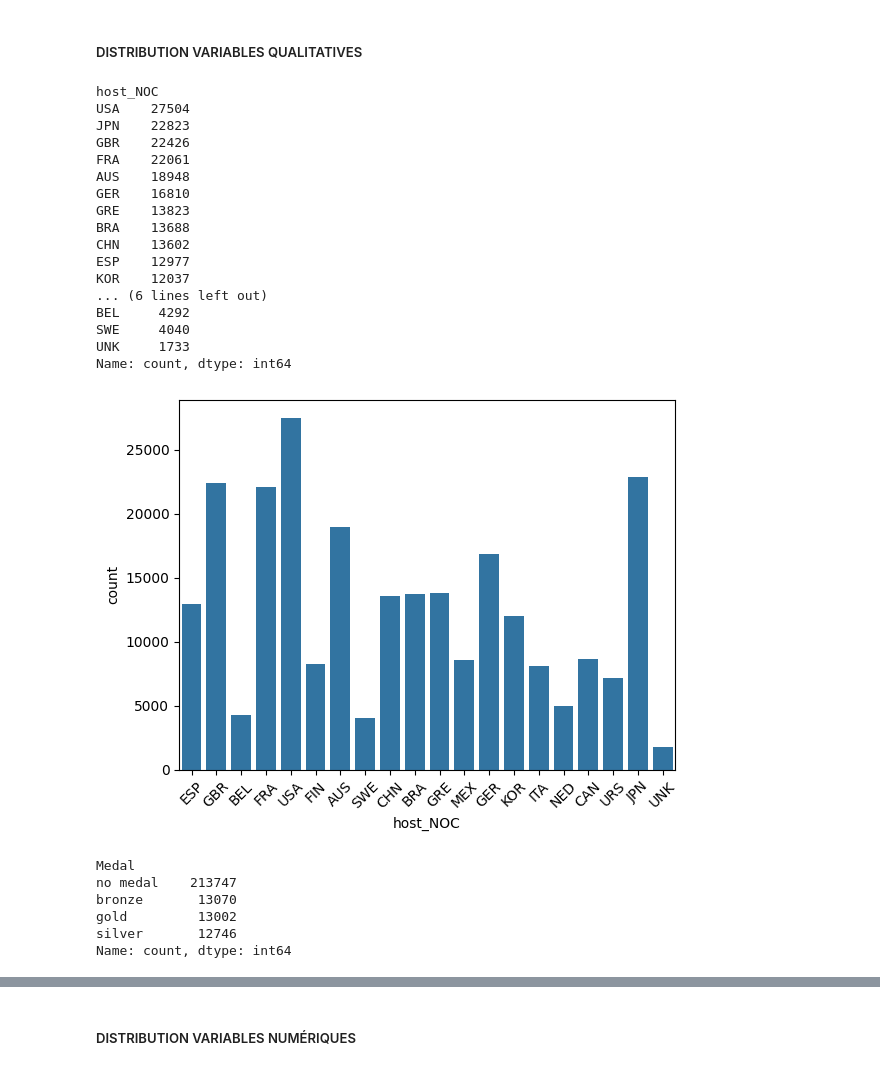
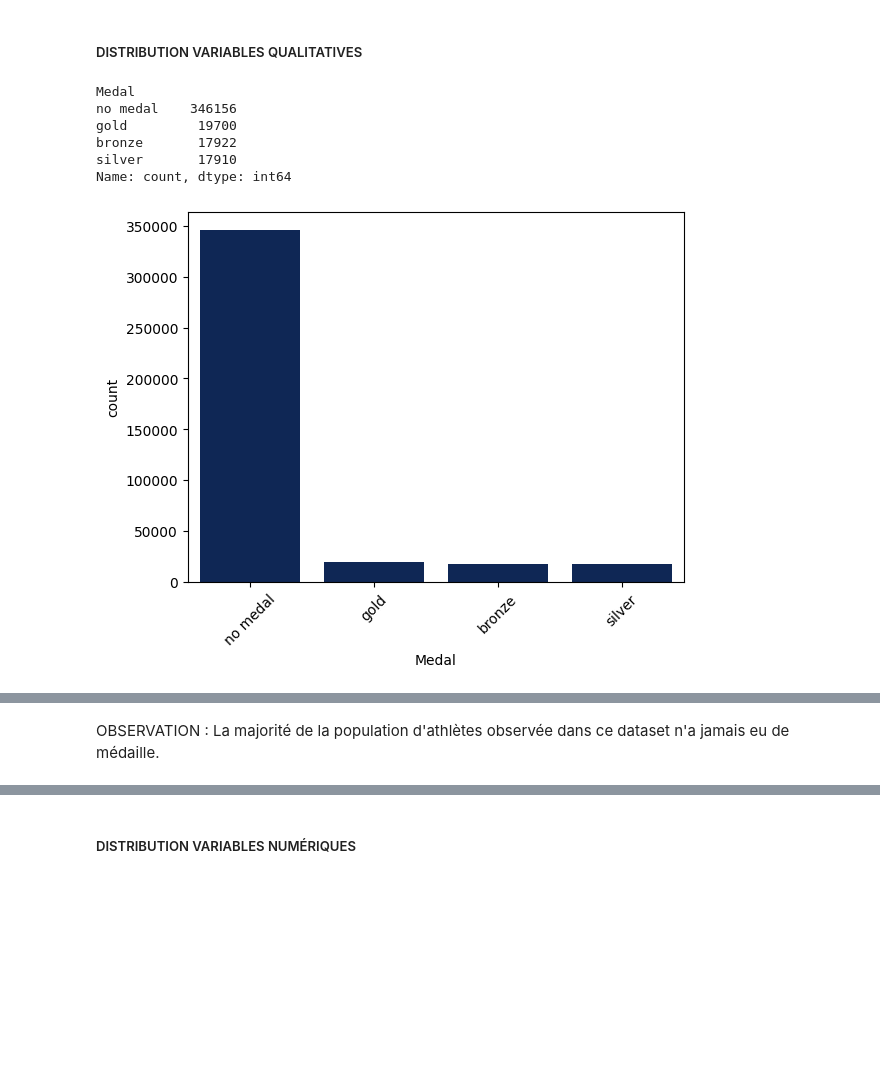
Before and after one commit to Mathmvl/jo-2028-storytelling, a Jupyter notebook: PORJET_FIL_ROUGE_MachineLearning_JO2028.ipynb, the cells around one changed output, grey strips where cells are left out. Drawn from its saved outputs; the diff is of its cells as text; code cells hidden in the pictures; blank space fills up the shorter version.

```diff
--- a/PORJET_FIL_ROUGE_MachineLearning_JO2028.ipynb
+++ b/PORJET_FIL_ROUGE_MachineLearning_JO2028.ipynb
@@ -227,3 +411,15 @@ df["nb_medal_country"] = (
+# %%
+df = df.merge(
+    country_yearly[[
+        "NOC", "Year",
+        "nb_athletes",
+        "nb_medals",
+        "medal_rate",
+        "athlete_medal_ratio"
+    ]],
+    on=["NOC", "Year"],
+    how="left"
+)
 # %% [markdown]
 5. PARTIE HÔTE
 # %%
@@ -315,3 +519,7 @@ df.head()
+# %%
+df = df[df["Age"] < 45]
+# %%
+df = df[df["Year"] > 1960]
 # %%
 df.isna().sum() # vérification des valeurs nulles dans le dataset
 # %% [output]
@@ -410,14 +625,13 @@ quali_cols = ['NOC','Sport', 'Medal', 'host_NOC']
 
 context_cols = ['City', 'player_id', 'Name', 'Sex', 'Team', 'Event']
 # %%
-df_clean = df[[
-    'NOC', 'Sport', 'Medal', 'host_NOC',
-    'Sex_encoded', 'Medal_score', 'has_medal',
-    'histo_athlete_years', 'particip_athlete', 'nb_team',
-    'medal_score_athlete_total', 'nb_medal_athlete', 'particip_pays',
-    'nb_athlete_country', 'nb_sport_country', 'medal_score_country_total',
-    'is_host_country', 'years_since_first', 'recent_athlete'
-]]
+df_clean = df[['NOC','Sport', 'Medal', 'host_NOC', 'Year', 'Age', 'Sex_encoded',
+               'Medal_score', 'has_medal', 'particip_athlete', 'nb_team',
+               'medal_score_athlete_total', 'nb_medal_athlete',
+               'evol_medal_athlete', 'particip_pays', 'nb_sport_country',
+               'medal_score_country_total', 'evol_medal_country', 'nb_athletes',
+               'nb_medals', 'medal_rate', 'athlete_medal_ratio', 'is_host_country',
+               'years_since_first', 'recent_athlete']]
 # %% [markdown]
 ---
 # %% [markdown]
@@ -475,36 +692,20 @@ num_cols = [
 
 quali_cols = ['NOC','Sport', 'Medal', 'host_NOC']
 # %%
+# Visualisation des données qualitatives
 
-quali_cols = df[['host_NOC', 'Medal']].columns
+quali_cols = df_clean[['Medal']].columns
 
 for col in quali_cols:
-    print(df[col].value_counts())
-    sns.countplot(data=df, x=col)
+    print(df_clean[col].value_counts())
+    sns.countplot(data=df_clean, x=col, color="#032361")
     plt.xticks(rotation=45)
     plt.show()
 # %% [output]
-host_NOC
-USA    27504
-JPN    22823
-GBR    22426
-FRA    22061
-AUS    18948
-GER    16810
-GRE    13823
-BRA    13688
-CHN    13602
-ESP    12977
-KOR    12037
-... (6 lines left out)
-BEL     4292
-SWE     4040
-UNK     1733
+Medal
+no medal    346156
+gold         19700
+bronze       17922
+silver       17910
 Name: count, dtype: int64
-[figure, old version]
+[figure, new version]
-Medal
-no medal    213747
-bronze       13070
-gold         13002
-silver       12746
-Name: count, dtype: int64
@@ -511,0 +712,2 @@ Name: count, dtype: int64
+# %% [markdown]
+OBSERVATION : La majorité de la population d'athlètes observée dans ce dataset n'a jamais eu de médaille.
```
Also changed, not shown: parts of 73 cells of this notebook.
